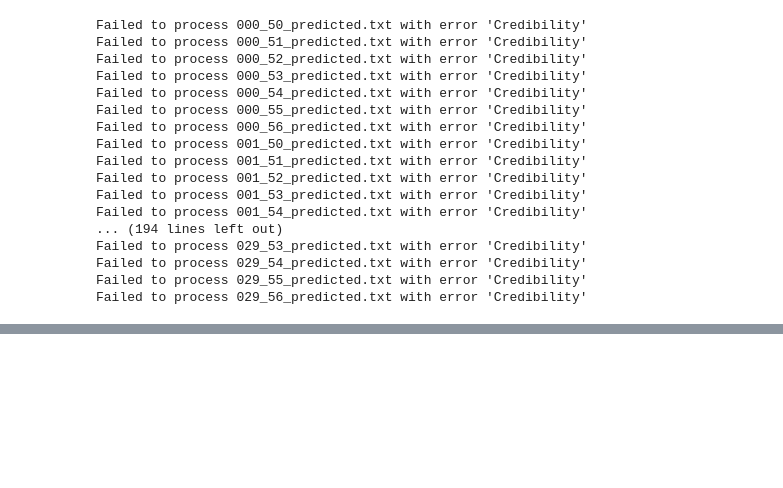
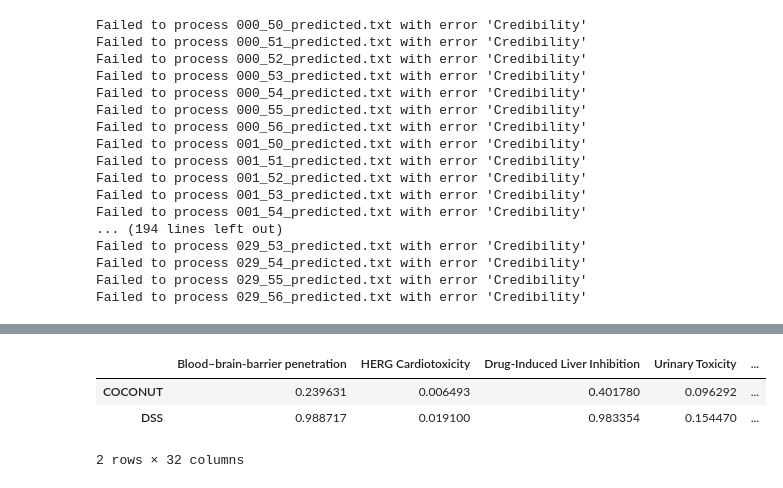
Before and after one commit to enveda/np-clinical-trials, a Jupyter notebook: notebooks/toxicity/fpadmet.ipynb, the cells around one changed output, grey strips where cells are left out. Cells and saved outputs as stored; diff of their text form; code cells hidden in the pictures; blank space fills up the shorter version.

```diff
--- a/notebooks/toxicity/fpadmet.ipynb
+++ b/notebooks/toxicity/fpadmet.ipynb
@@ -434,0 +518,7 @@ Hepatic Steatosis Index(['Negative', 'Positive'], dtype='object')
+# %%
+positive_dataframe
+# %% [output]
+|  | Blood–brain-barrier penetration | HERG Cardiotoxicity | Drug-Induced Liver Inhibition | Urinary Toxicity | ... |
+| COCONUT | 0.239631 | 0.006493 | 0.401780 | 0.096292 | ... |
+| DSS | 0.988717 | 0.019100 | 0.983354 | 0.154470 | ... |
+2 rows × 32 columns
```
Also changed, not shown: parts of 3 cells of this notebook, 1 other file.
